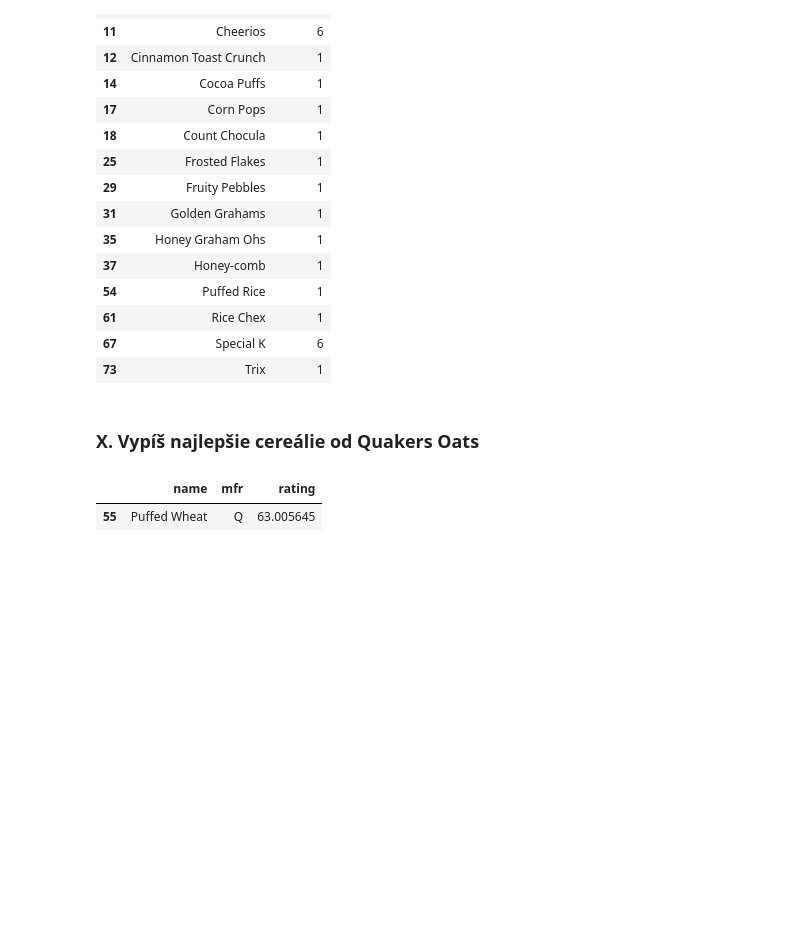
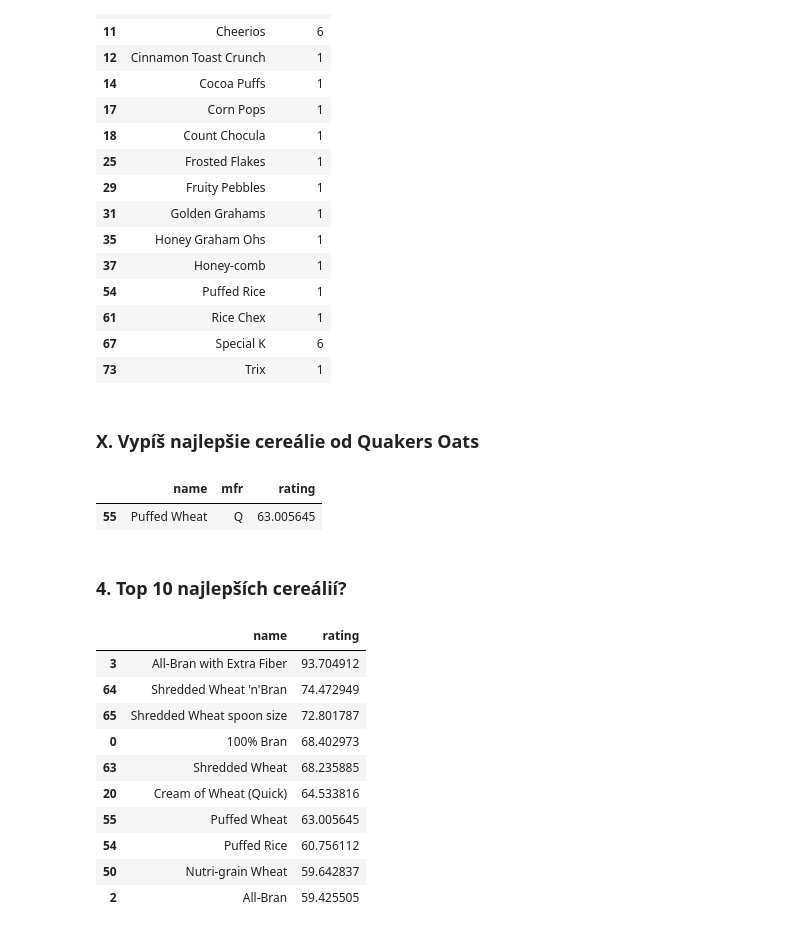
Before and after one commit to bletvaska/pandas-101, a Jupyter notebook: day.2.ipynb, the cells around one changed output. Drawn from its saved outputs; the diff is of its cells as text; code cells hidden in the pictures; blank space fills up the shorter version.

```diff
--- a/day.2.ipynb
+++ b/day.2.ipynb
@@ -356,3 +357,19 @@ cereals.loc[cereals['rating'] == df['rating'].max(), ['name', 'mfr', 'rating']]
 # %% [output]
 |  | name | mfr | rating |
 | 55 | Puffed Wheat | Q | 63.005645 |
+# %% [markdown]
+### 4. Top 10 najlepších cereálií?
+# %%
+cereals.sort_values('rating', ascending=False).head(10).loc[:, ['name', 'rating']]  # [['name', 'rating']]
+# %% [output]
+|  | name | rating |
+| 3 | All-Bran with Extra Fiber | 93.704912 |
+| 64 | Shredded Wheat 'n'Bran | 74.472949 |
+| 65 | Shredded Wheat spoon size | 72.801787 |
+| 0 | 100% Bran | 68.402973 |
+| 63 | Shredded Wheat | 68.235885 |
+| 20 | Cream of Wheat (Quick) | 64.533816 |
+| 55 | Puffed Wheat | 63.005645 |
+| 54 | Puffed Rice | 60.756112 |
+| 50 | Nutri-grain Wheat | 59.642837 |
+| 2 | All-Bran | 59.425505 |
```
Also changed, not shown: parts of 3 cells of this notebook.
